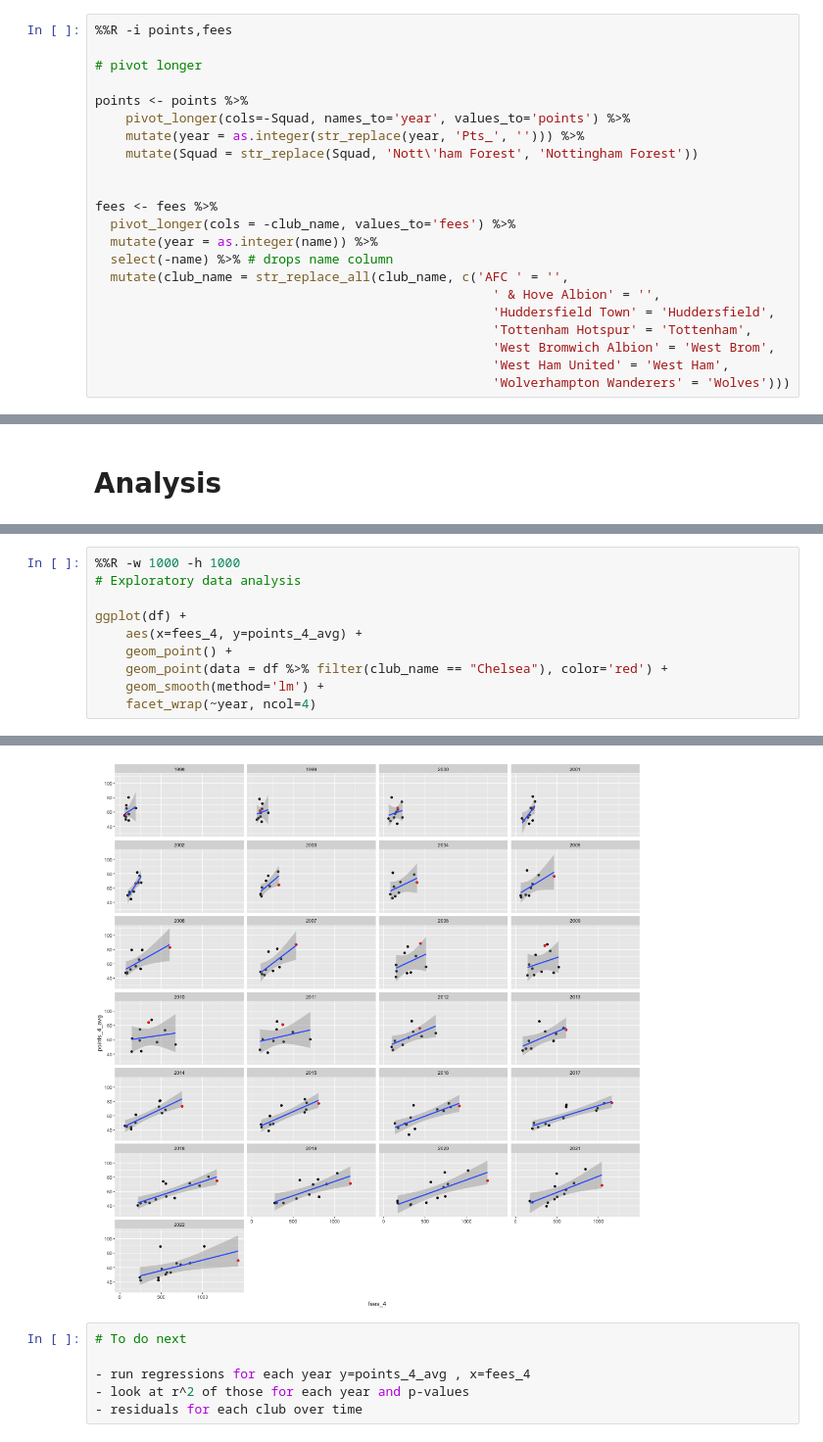
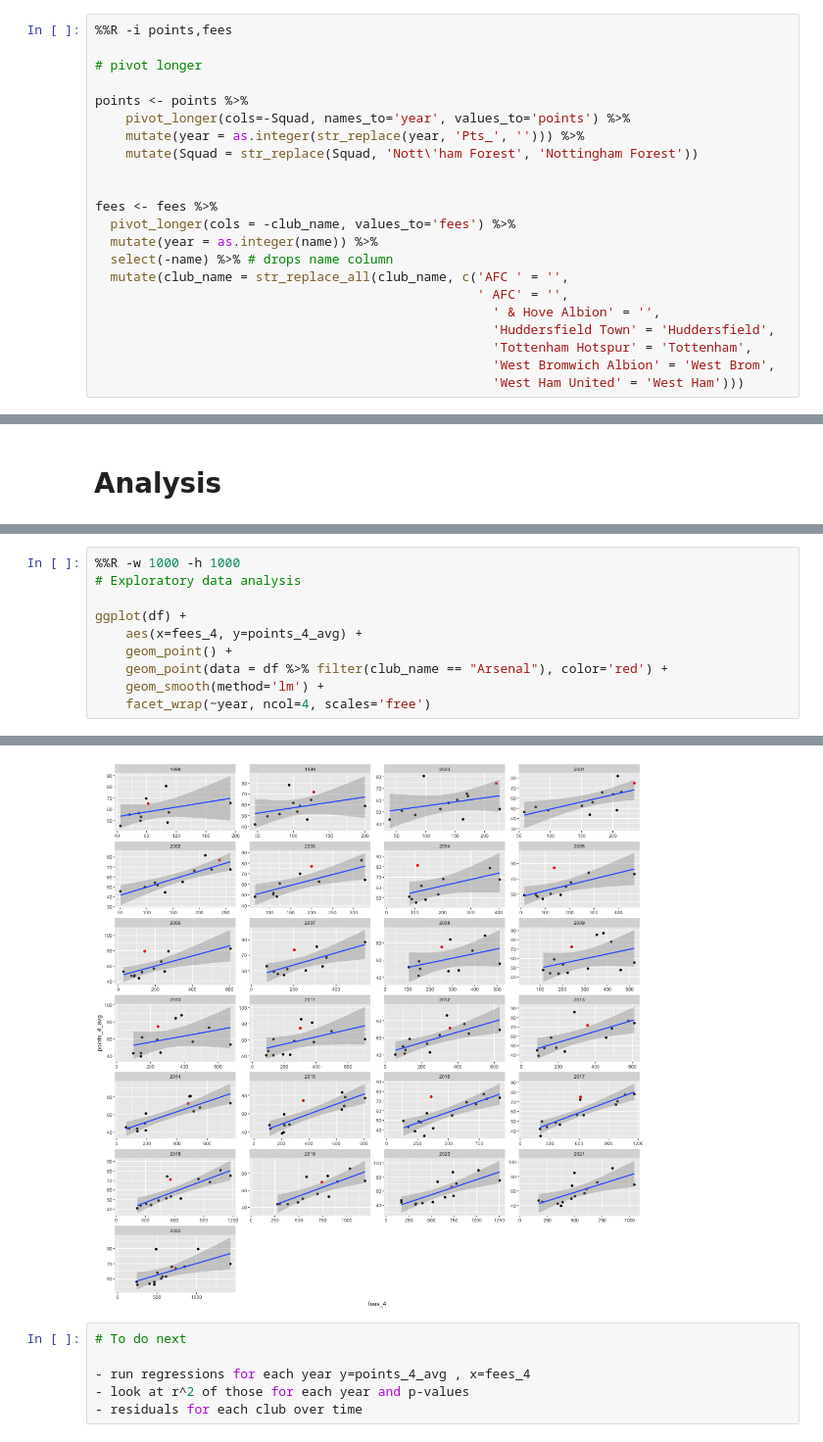
Before and after one commit to AhanPenkar/exploratory-football, a Jupyter notebook: regression_2.ipynb, the cells around one changed output, grey strips where cells are left out. Shown at 98% size. Saved outputs shown, nothing was run; the diff lists cells and outputs as text.

```diff
--- a/regression_2.ipynb
+++ b/regression_2.ipynb
@@ -73,12 +98,12 @@ fees <- fees %>%
   mutate(year = as.integer(name)) %>%
   select(-name) %>% # drops name column
   mutate(club_name = str_replace_all(club_name, c('AFC ' = '',
+                                                  ' AFC' = '',
                                                     ' & Hove Albion' = '',
                                                     'Huddersfield Town' = 'Huddersfield',
                                                     'Tottenham Hotspur' = 'Tottenham',
                                                     'West Bromwich Albion' = 'West Brom',
-                                                    'West Ham United' = 'West Ham',
-                                                    'Wolverhampton Wanderers' = 'Wolves')))
+                                                    'West Ham United' = 'West Ham')))
 # %%
 %%R -o points_clubs,fees_clubs
 points_clubs <- points %>% select(Squad)  %>% arrange(Squad) %>% unique()
@@ -176,16 +214,16 @@ df
 # %%
 %%R -w 1000 -h 1000
 # Exploratory data analysis
 
 ggplot(df) +
     aes(x=fees_4, y=points_4_avg) +
     geom_point() +
-    geom_point(data = df %>% filter(club_name == "Chelsea"), color='red') +
+    geom_point(data = df %>% filter(club_name == "Arsenal"), color='red') +
     geom_smooth(method='lm') +
-    facet_wrap(~year, ncol=4)
+    facet_wrap(~year, ncol=4, scales='free')
 # %% [output]
 `geom_smooth()` using formula = 'y ~ x'
-[figure, old version]
+[figure, new version]
 # %%
 # To do next
 
```
Also changed, not shown: parts of 8 cells of this notebook, 4 other files.
